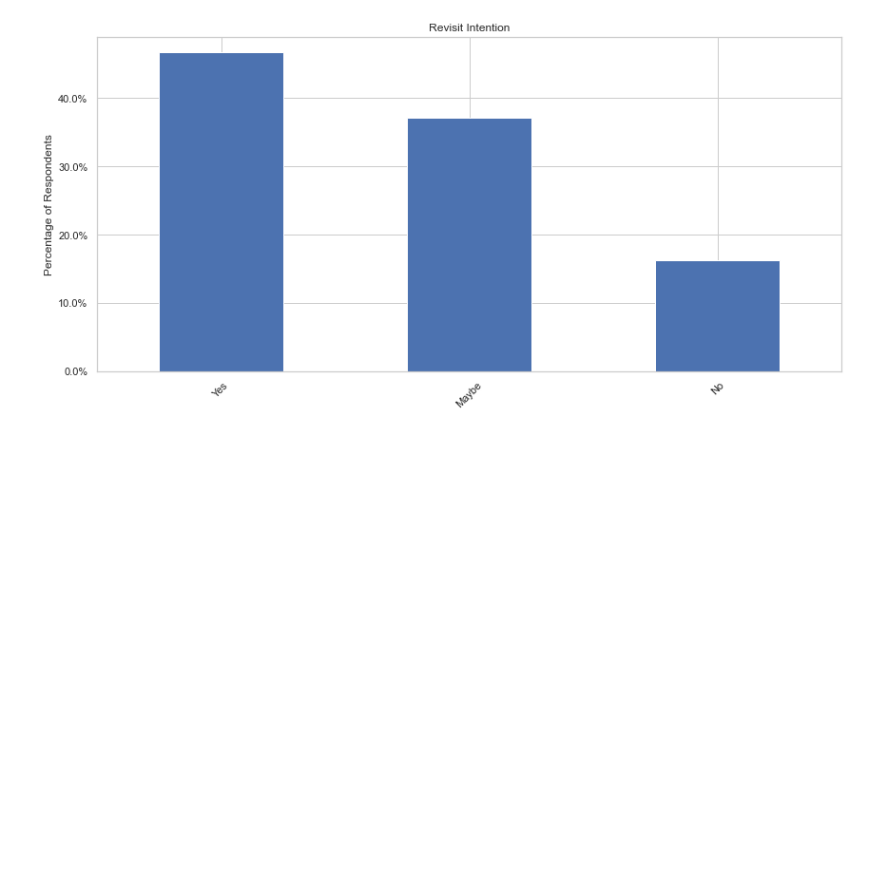
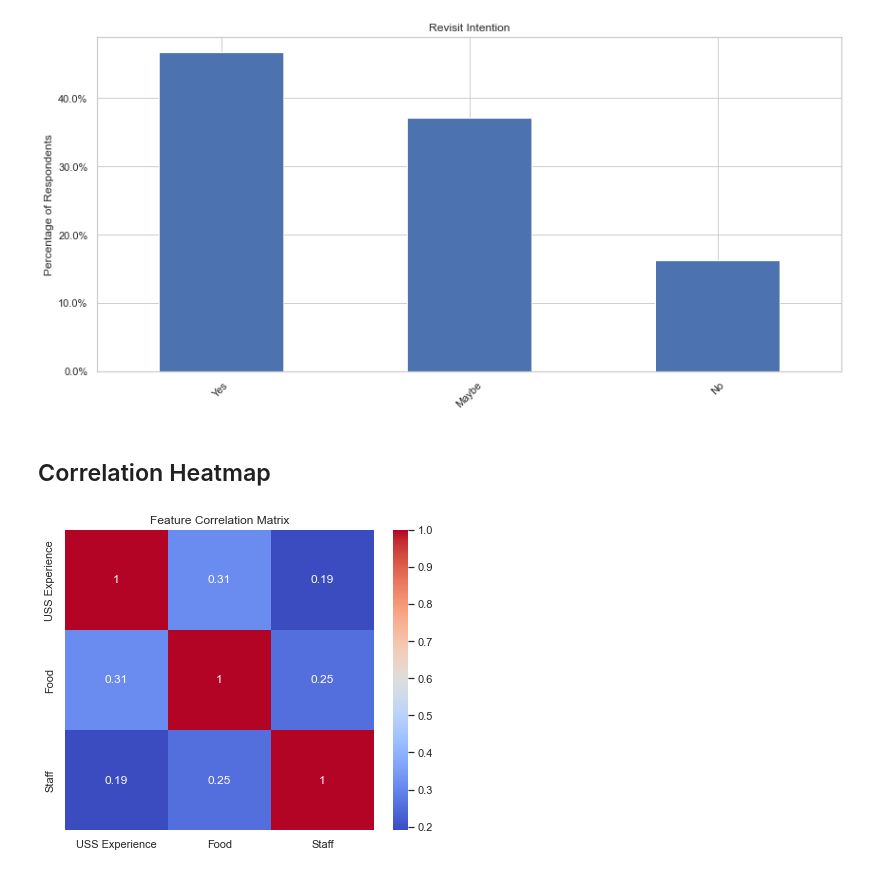
Before and after one commit to cheryllfid-s/data-science-guest-experience, a Jupyter notebook: Scripts/Subgroup_A/survey_vis.ipynb, the cells around one changed output. Saved outputs shown, nothing was run; the diff lists cells and outputs as text; code cells hidden in the pictures; blank space fills up the shorter version.

Commit message:
correlation

```diff
--- a/Scripts/Subgroup_A/survey_vis.ipynb
+++ b/Scripts/Subgroup_A/survey_vis.ipynb
@@ -176,3 +176,26 @@ def analyze_post_visit(df):
 analyze_post_visit(df)
 # %% [output]
 [figure]
+# %% [markdown]
+## Correlation Heatmap
+# %%
+# Generate Correlation Heatmap
+rename_dict = {
+    'On a scale of 1-5, how would you rate your overall experience at USS?': 'USS Experience',
+    ' How would you rate the food quality and service?  ': 'Food',
+    'Were the park staff at USS friendly and helpful? Rate on a scale from 1-5.': 'Staff'
+}
+
+# Select the relevant columns and compute the correlation matrix
+corr_matrix = df[list(rename_dict.keys())].corr()
+
+# Rename columns
+corr_matrix.rename(index=rename_dict, columns=rename_dict, inplace=True)
+plt.figure(figsize=(6, 5))
+sns.heatmap(corr_matrix, annot=True, cmap='coolwarm')
+plt.title('Feature Correlation Matrix')
+plt.tight_layout()
+plt.savefig('correlation_heatmap.png')
+plt.show()
+# %% [output]
+[figure, added]
```
Also changed, not shown: 3 other files.
